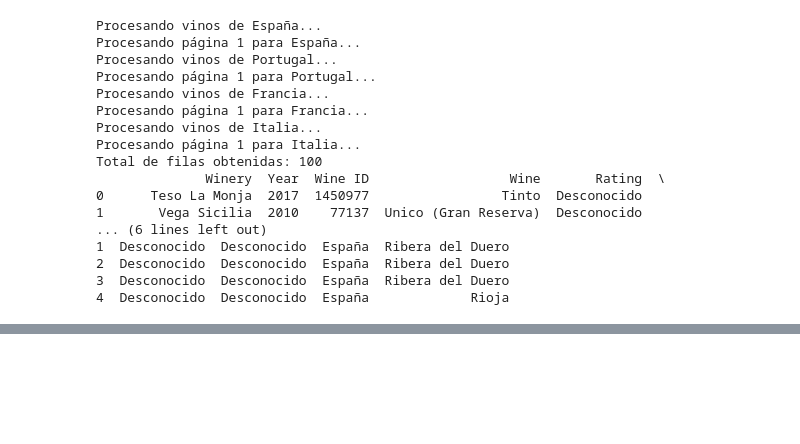
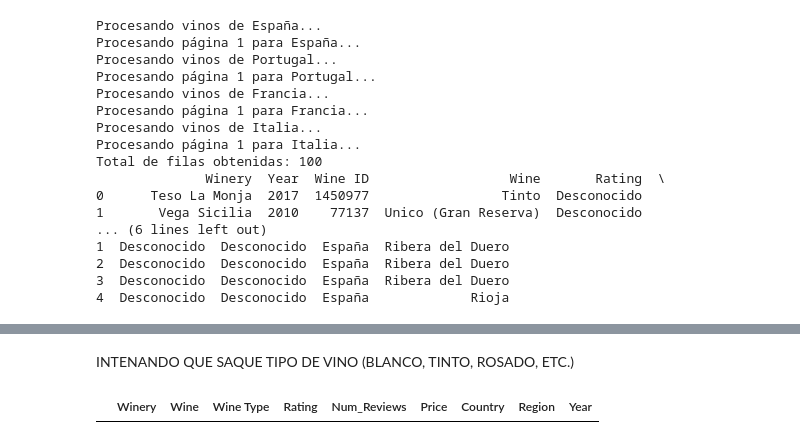
Before and after one commit to Yolanda-Ser/project-da-promo-k-modulo-4-team-1-, a Jupyter notebook: datos_vinos.ipynb, the cells around one changed output, grey strips where cells are left out. Saved outputs shown, nothing was run; the diff lists cells and outputs as text; code cells hidden in the pictures; blank space fills up the shorter version.

```diff
--- a/datos_vinos.ipynb
+++ b/datos_vinos.ipynb
@@ -357,29 +364,0 @@ dtype: int64
-# %%
-import requests
-
-country_code = "es"  # Ejemplo con España
-page = 1
-
-response = requests.get(
-    "https://www.vivino.com/api/explore/explore",
-    params={
-        "country_code": country_code.upper(),
-        "country_codes[]": country_code,
-        "currency_code": "EUR",
-        "grape_filter": "varietal",
-        "min_rating": "1",
-        "order_by": "price",
-        "order": "asc",
-        "page": page,
-        "price_range_max": "500",
-        "price_range_min": "0",
-        "wine_type_ids[]": "1"
-    },
-    headers={
-        "User-Agent": "Mozilla/5.0 (Windows NT 10.0; Win64; x64; rv:66.0) Gecko/20100101 Firefox/66.0"
-    }
-)
-
-# Revisar la estructura de la respuesta
-data = response.json()
-print(data)
@@ -396,0 +371,2 @@ df_prueba.head()
+# %% [markdown]
+INTENANDO QUE SAQUE TIPO DE VINO (BLANCO, TINTO, ROSADO, ETC.)
@@ -396,0 +438,4 @@ df_prueba.head()
+# %%
+wine_dataframe1
+# %% [output]
+|  | Winery | Wine | Wine Type | Rating | Num_Reviews | Price | Country | Region | Year |
```
Also changed, not shown: parts of 21 cells of this notebook, 2 other files.
